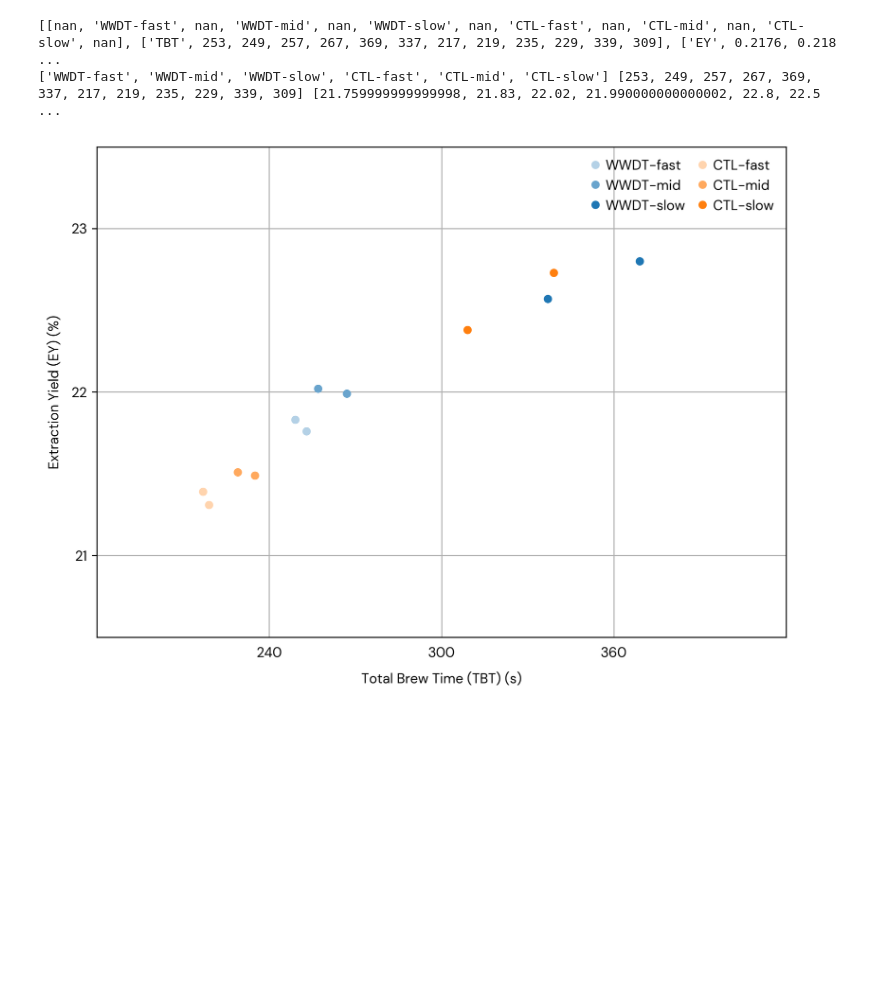
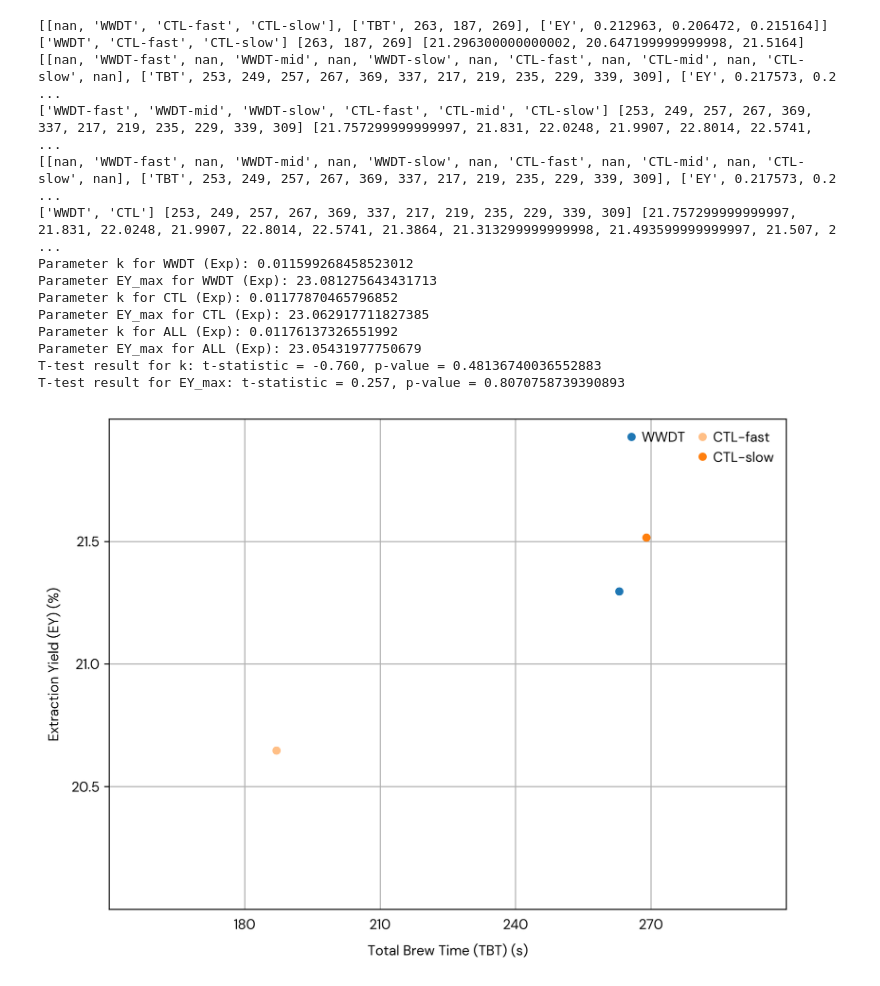
Before and after one commit to haoyung/haoyung.github.io, a Jupyter notebook: assets/img/WWDT/draw.ipynb, the cells around one changed output. Drawn from its saved outputs; the diff is of its cells as text; code cells hidden in the pictures; blank space fills up the shorter version.

Commit message:
WWDT post

```diff
--- a/assets/img/WWDT/draw.ipynb
+++ b/assets/img/WWDT/draw.ipynb
@@ -274,10 +274,22 @@ def draw_main_exp_line(sheet_name, fig_num):
 
   finalize_plot(fig_num)
 # %%
-# draw_pre_exp('Pre', 1)
+draw_pre_exp('Pre', 1)
 draw_main_exp('Main', 2)
-# draw_main_exp_line('Main', 3)
+draw_main_exp_line('Main', 3)
 # %% [output]
-[[nan, 'WWDT-fast', nan, 'WWDT-mid', nan, 'WWDT-slow', nan, 'CTL-fast', nan, 'CTL-mid', nan, 'CTL-slow', nan], ['TBT', 253, 249, 257, 267, 369, 337, 217, 219, 235, 229, 339, 309], ['EY', 0.2176, 0.218 ...
-['WWDT-fast', 'WWDT-mid', 'WWDT-slow', 'CTL-fast', 'CTL-mid', 'CTL-slow'] [253, 249, 257, 267, 369, 337, 217, 219, 235, 229, 339, 309] [21.759999999999998, 21.83, 22.02, 21.990000000000002, 22.8, 22.5 ...
+[[nan, 'WWDT', 'CTL-fast', 'CTL-slow'], ['TBT', 263, 187, 269], ['EY', 0.212963, 0.206472, 0.215164]]
+['WWDT', 'CTL-fast', 'CTL-slow'] [263, 187, 269] [21.296300000000002, 20.647199999999998, 21.5164]
+[[nan, 'WWDT-fast', nan, 'WWDT-mid', nan, 'WWDT-slow', nan, 'CTL-fast', nan, 'CTL-mid', nan, 'CTL-slow', nan], ['TBT', 253, 249, 257, 267, 369, 337, 217, 219, 235, 229, 339, 309], ['EY', 0.217573, 0.2 ...
+['WWDT-fast', 'WWDT-mid', 'WWDT-slow', 'CTL-fast', 'CTL-mid', 'CTL-slow'] [253, 249, 257, 267, 369, 337, 217, 219, 235, 229, 339, 309] [21.757299999999997, 21.831, 22.0248, 21.9907, 22.8014, 22.5741,  ...
+[[nan, 'WWDT-fast', nan, 'WWDT-mid', nan, 'WWDT-slow', nan, 'CTL-fast', nan, 'CTL-mid', nan, 'CTL-slow', nan], ['TBT', 253, 249, 257, 267, 369, 337, 217, 219, 235, 229, 339, 309], ['EY', 0.217573, 0.2 ...
+['WWDT', 'CTL'] [253, 249, 257, 267, 369, 337, 217, 219, 235, 229, 339, 309] [21.757299999999997, 21.831, 22.0248, 21.9907, 22.8014, 22.5741, 21.3864, 21.313299999999998, 21.493599999999997, 21.507, 2 ...
+Parameter k for WWDT (Exp): 0.011599268458523012
+Parameter EY_max for WWDT (Exp): 23.081275643431713
+Parameter k for CTL (Exp): 0.01177870465796852
+Parameter EY_max for CTL (Exp): 23.062917711827385
+Parameter k for ALL (Exp): 0.01176137326551992
+Parameter EY_max for ALL (Exp): 23.05431977750679
+T-test result for k: t-statistic = -0.760, p-value = 0.48136740036552883
+T-test result for EY_max: t-statistic = 0.257, p-value = 0.8070758739390893
-[figure, old version]
+[figure, new version]
```
Also changed, not shown: parts of 3 cells of this notebook, 10 other files.
